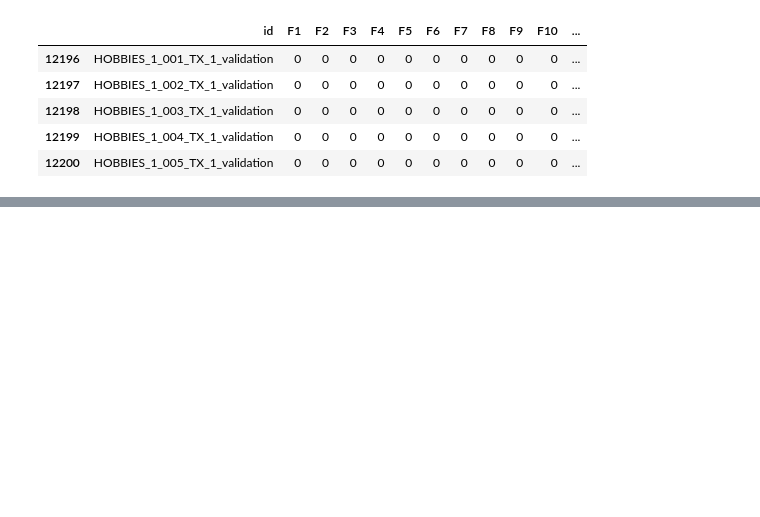
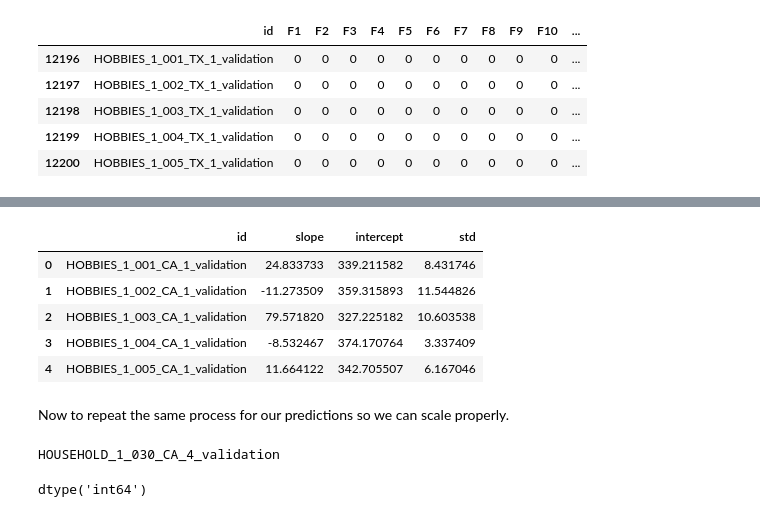
Before and after one commit to Luke-Gray/M5-Accuracy, a Jupyter notebook: LGB Modeling.ipynb, the cells around one changed output, grey strips where cells are left out. Saved outputs shown, nothing was run; the diff lists cells and outputs as text; code cells hidden in the pictures; blank space fills up the shorter version.

```diff
--- a/LGB Modeling.ipynb
+++ b/LGB Modeling.ipynb
@@ -394,0 +204,39 @@ MemoryError: Unable to allocate array with shape (20372452, 70) and data type fl
+# %%
+''' Grabbing the regression attributes from the original sales df
+so we can add the slope back and scale back our submission values.'''
+
+from scipy.stats import linregress
+
+columns =['id','slope','intercept','std']
+index = range(0, len(sales))
+regress = pd.DataFrame(columns = columns, index = index)
+regress.fillna(0, inplace=True)
+d_cols = sales.columns[-712:]#since our data is only from d_1202 and beyond, we will only grab columns beyond those days.
+
+for j, item in enumerate(sales.id.unique()):
+    d_vals = np.squeeze(sales.loc[sales['id']==item][d_cols].T)
+    item_len = range(0,len(d_vals))
+    regress['id'].iloc[j] = item
+    regress['slope'].iloc[j] = linregress(d_vals, item_len)[0]
+    regress['intercept'].iloc[j] = linregress(d_vals, item_len)[1]
+    regress['std'].iloc[j] = linregress(d_vals, item_len)[-1]
+# %%
+regress.head()
+# %% [output]
+|  | id | slope | intercept | std |
+| 0 | HOBBIES_1_001_CA_1_validation | 24.833733 | 339.211582 | 8.431746 |
+| 1 | HOBBIES_1_002_CA_1_validation | -11.273509 | 359.315893 | 11.544826 |
+| 2 | HOBBIES_1_003_CA_1_validation | 79.571820 | 327.225182 | 10.603538 |
+| 3 | HOBBIES_1_004_CA_1_validation | -8.532467 | 374.170764 | 3.337409 |
+| 4 | HOBBIES_1_005_CA_1_validation | 11.664122 | 342.705507 | 6.167046 |
+# %% [markdown]
+Now to repeat the same process for our predictions so we can scale properly.
+# %%
+for j, item in enumerate(loop_df['id'].unique()[:1]):
+    print(item)
+# %% [output]
+HOUSEHOLD_1_030_CA_4_validation
+# %%
+sales['d_1202'].dtype
+# %% [output]
+dtype('int64')
```
Also changed, not shown: parts of 28 cells of this notebook.
